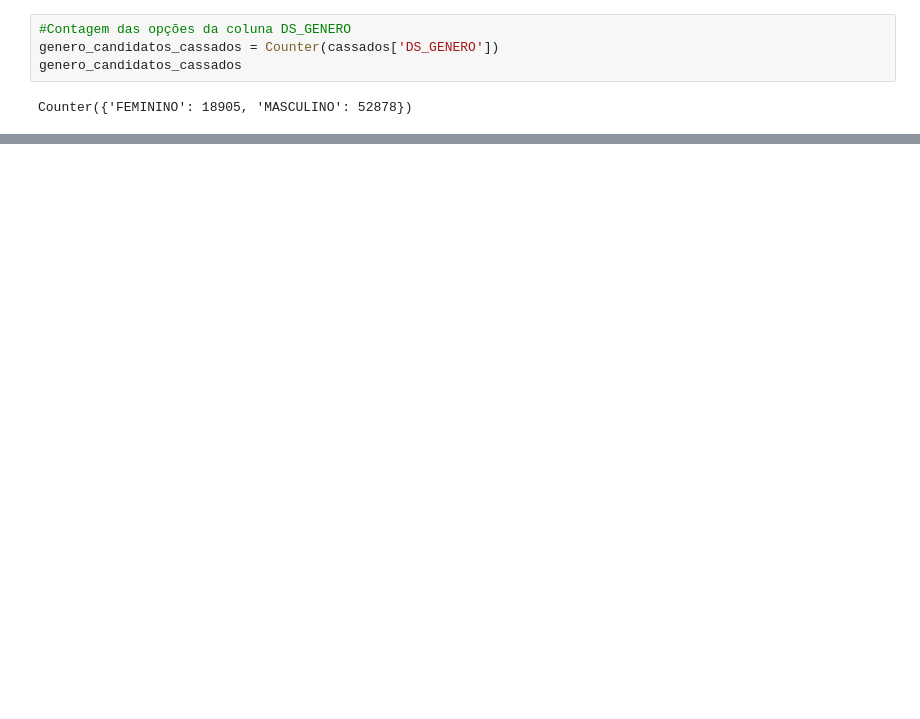
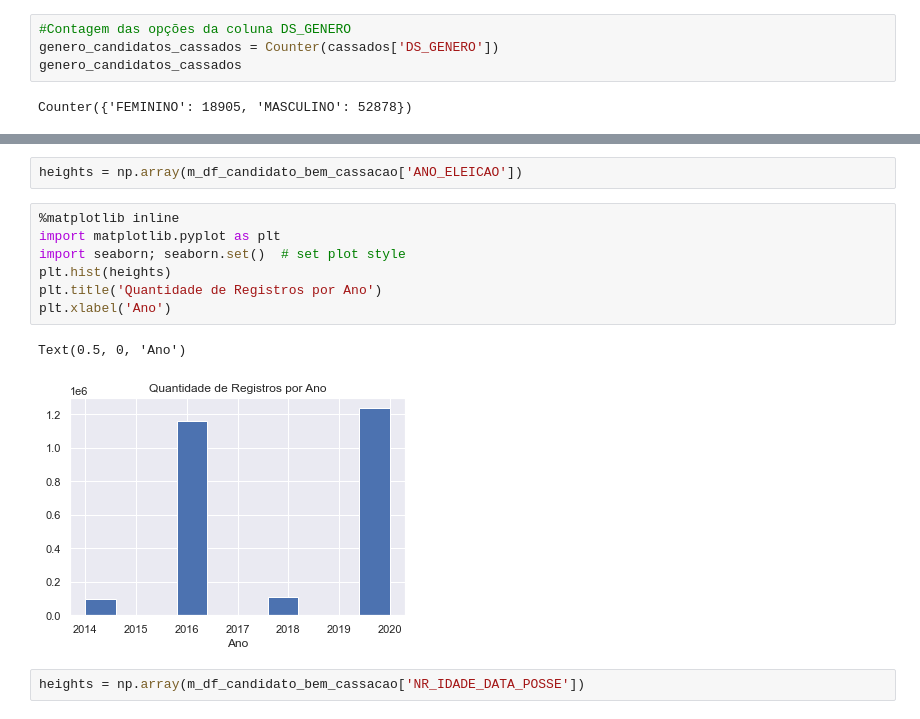
Before and after one commit to wendercorrea/projetoFinalPuc, a Jupyter notebook: WENDER_CORREA.ipynb, the cells around one changed output, grey strips where cells are left out. Drawn from its saved outputs; the diff is of its cells as text; blank space fills up the shorter version.

```diff
--- a/WENDER_CORREA.ipynb
+++ b/WENDER_CORREA.ipynb
@@ -1447,0 +1178,14 @@ Counter({54: 8285,
+# %%
+heights = np.array(m_df_candidato_bem_cassacao['ANO_ELEICAO'])
+# %%
+%matplotlib inline
+import matplotlib.pyplot as plt
+import seaborn; seaborn.set()  # set plot style
+plt.hist(heights)
+plt.title('Quantidade de Registros por Ano')
+plt.xlabel('Ano')
+# %% [output]
+Text(0.5, 0, 'Ano')
+[figure, added]
+# %%
+heights = np.array(m_df_candidato_bem_cassacao['NR_IDADE_DATA_POSSE'])
```
Also changed, not shown: parts of 88 cells of this notebook.
